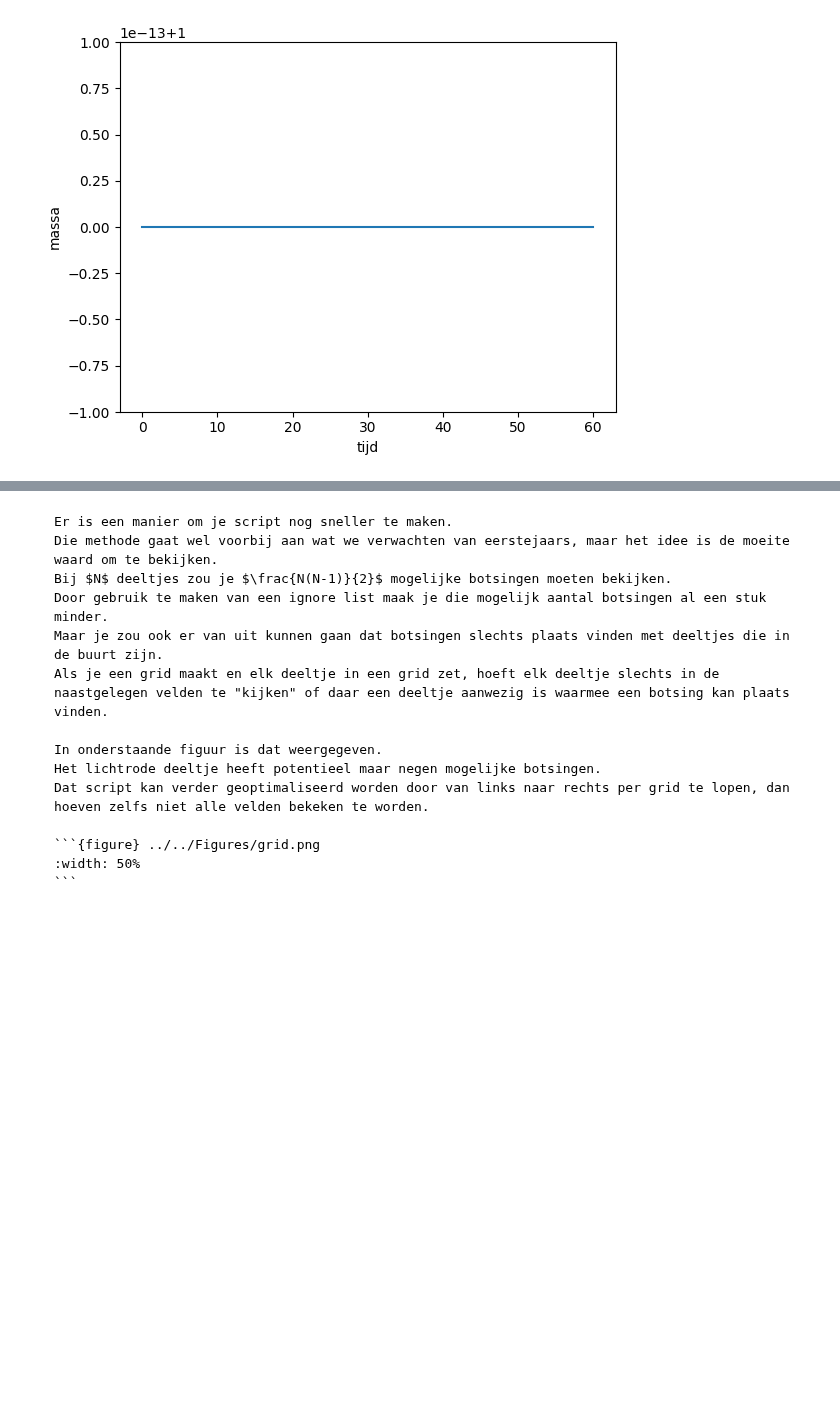
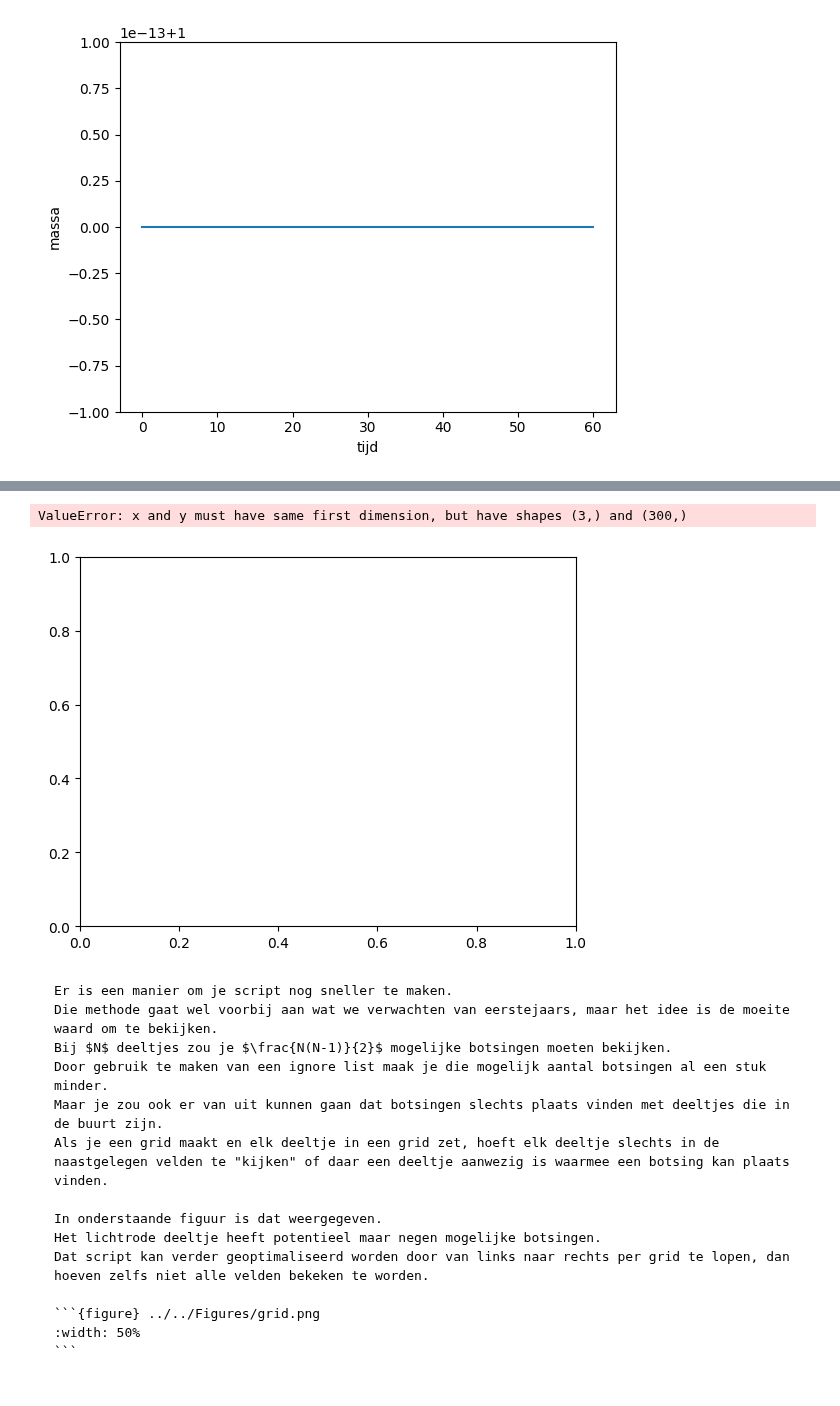
Before and after one commit to arenmeghdadi/314159265358979323846264338, a Jupyter notebook: Content/PySim/3_recap.ipynb, the cells around one changed output, grey strips where cells are left out. Cells and saved outputs as stored; diff of their text form; code cells hidden in the pictures; blank space fills up the shorter version.

`````diff
--- a/Content/PySim/3_recap.ipynb
+++ b/Content/PySim/3_recap.ipynb
@@ -387,3 +475,10 @@ RuntimeError: The animation function must return a sequence of Artist objects.
+# %%
+tijd2 = np.linspace(0, 3, 3)
+plt.plot(tijd2, counter)
+#geen idee hier liep ik ook mee vast bij brownian motion
+# %% [output]
+ValueError: x and y must have same first dimension, but have shapes (3,) and (300,)
+[figure, added]
 # %% [markdown]
 ````{tip} Nog sneller
 Er is een manier om je script nog sneller te maken.
`````
Also changed, not shown: parts of 5 cells of this notebook, 1 other file.
